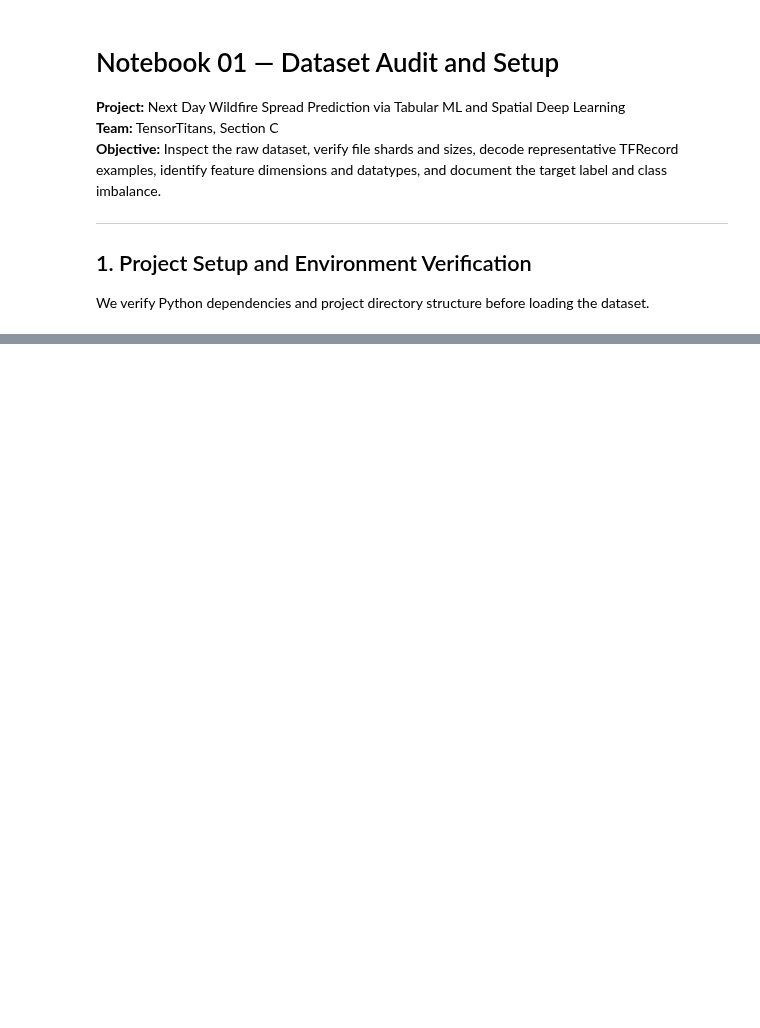
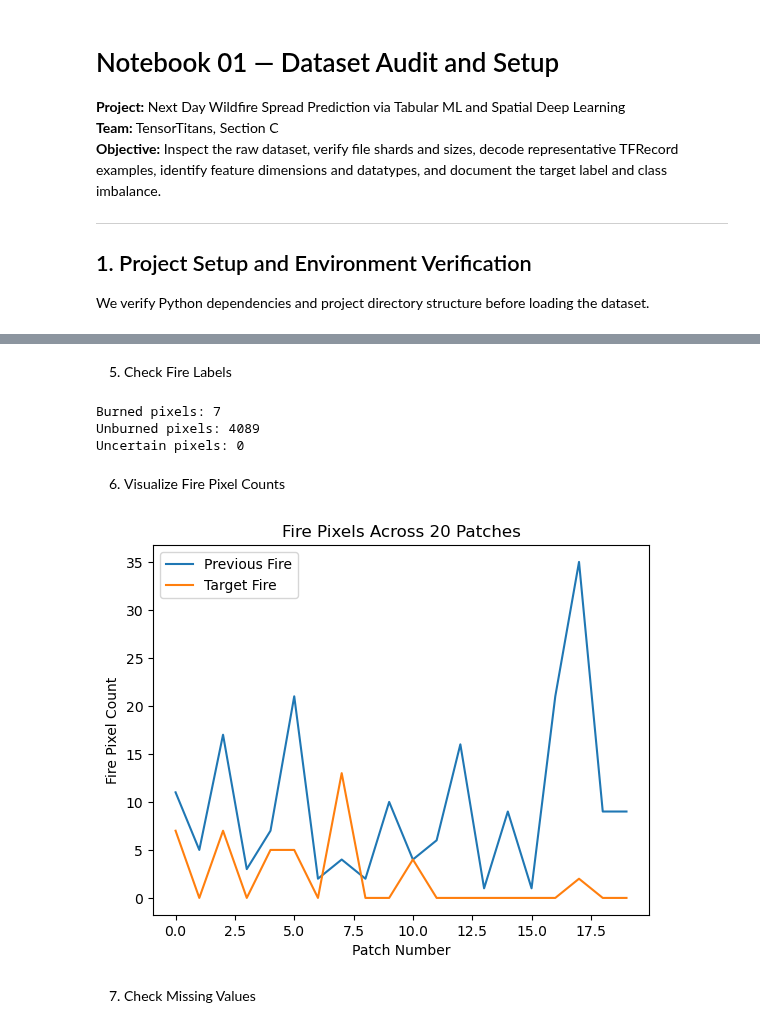
Before and after one commit to connectwithvanshika/TensorTitans_SectionC, a Jupyter notebook: notebooks/01_dataset_audit_and_setup.ipynb, the cells around one changed output, grey strips where cells are left out. Saved outputs shown, nothing was run; the diff lists cells and outputs as text; code cells hidden in the pictures; blank space fills up the shorter version.

```diff
--- a/notebooks/01_dataset_audit_and_setup.ipynb
+++ b/notebooks/01_dataset_audit_and_setup.ipynb
@@ -179,0 +33,6 @@ plt.show()
+# %%
+raw_dir = "../data/raw/archive"
+
+for split in ["train", "eval", "test"]:
+    files = dl.get_tfrecord_paths(split, raw_dir=raw_dir)
+    print(split, ":", len(files), "shards")
@@ -179,0 +45,6 @@ plt.show()
+# %%
+train_files = dl.get_tfrecord_paths("train", raw_dir=raw_dir)
+patch = next(dl.iter_records(train_files, max_records=1))
+
+print("Patch shape:", patch["FireMask"].shape)
+print("Available features:", dl.ALL_CHANNELS)
@@ -179,0 +76,32 @@ plt.show()
+# %% [markdown]
+5. Check Fire Labels
+# %%
+fire = patch["FireMask"]
+
+print("Burned pixels:", np.sum(fire == 1))
+print("Unburned pixels:", np.sum(fire == 0))
+print("Uncertain pixels:", np.sum(fire == -1))
+# %% [output]
+Burned pixels: 7
+Unburned pixels: 4089
+Uncertain pixels: 0
+# %% [markdown]
+6. Visualize Fire Pixel Counts
+# %%
+patches = list(dl.iter_records(train_files, max_records=20))
+
+previous_fire = [np.sum(p["PrevFireMask"] == 1) for p in patches]
+target_fire = [np.sum(p["FireMask"] == 1) for p in patches]
+
+plt.plot(previous_fire, label="Previous Fire")
+plt.plot(target_fire, label="Target Fire")
+
+plt.title("Fire Pixels Across 20 Patches")
+plt.xlabel("Patch Number")
+plt.ylabel("Fire Pixel Count")
+plt.legend()
+plt.show()
+# %% [output]
+[figure, added]
+# %% [markdown]
+7. Check Missing Values
```
Also changed, not shown: parts of 18 cells of this notebook.
